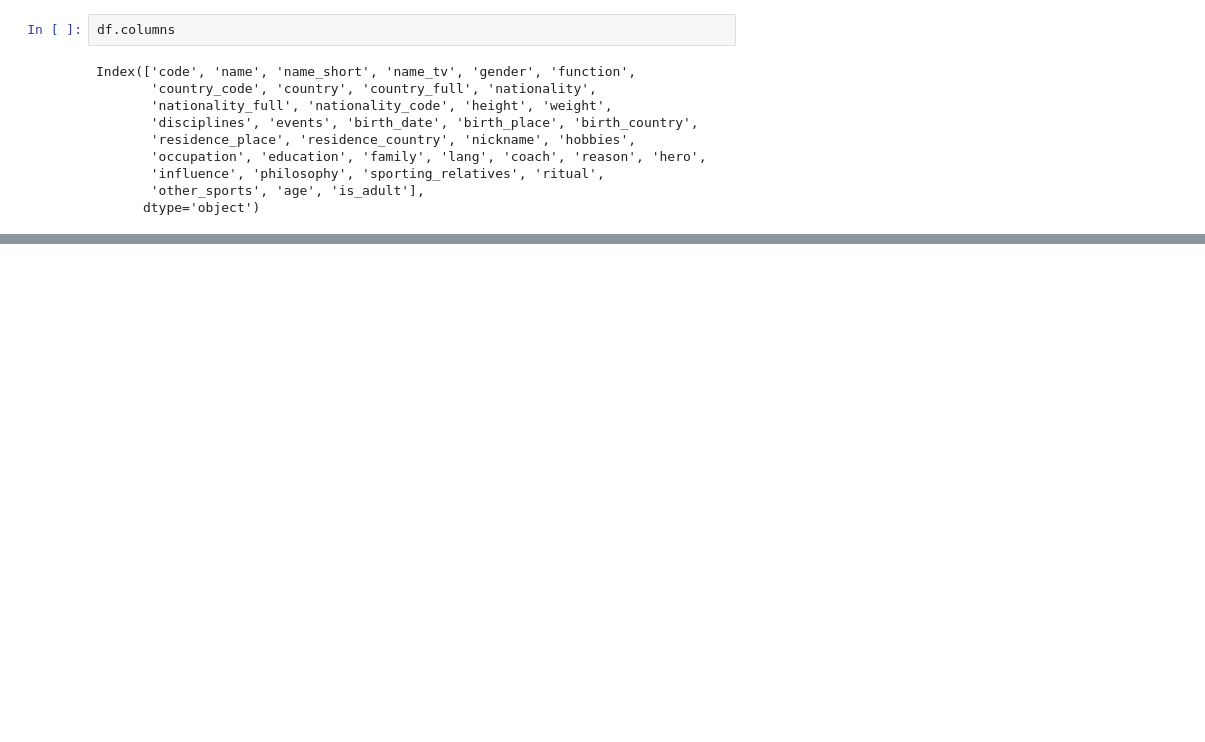
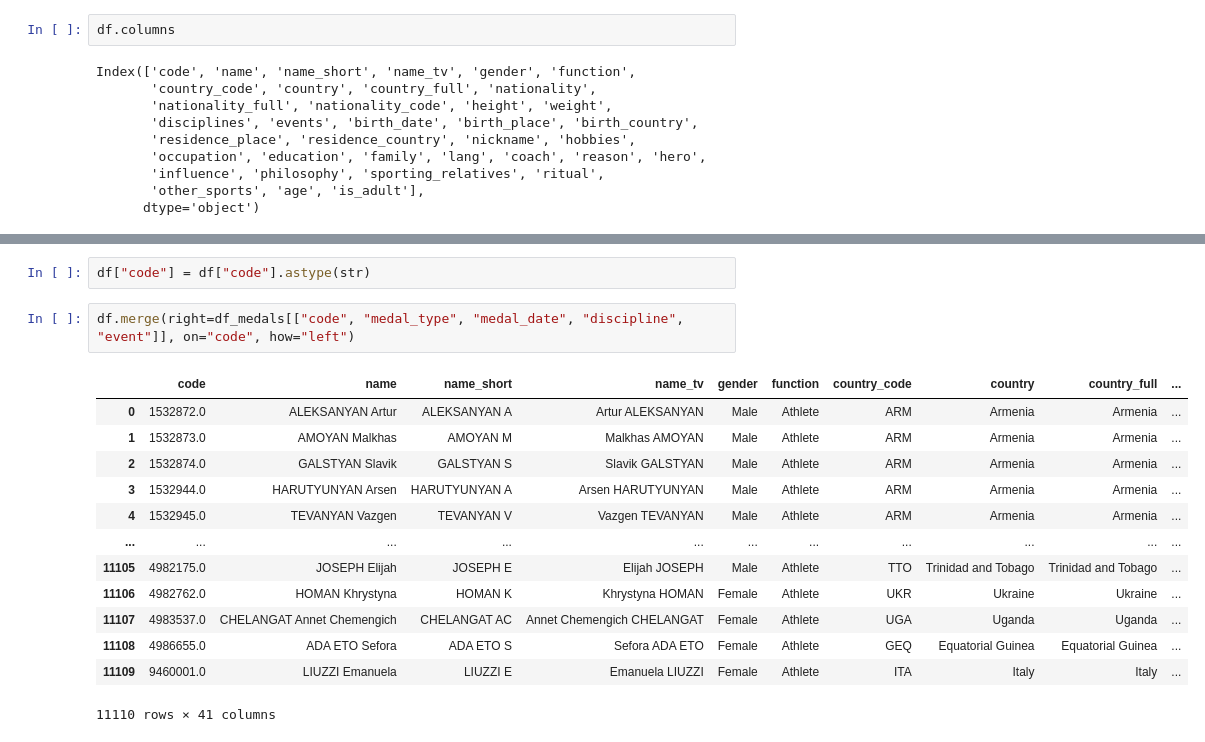
Before and after one commit to MarcioLuizBR/DataWrangling_Cleaning, a Jupyter notebook: DataWrangling_Cleaning.ipynb, the cells around one changed output, grey strips where cells are left out. Cells and saved outputs as stored; diff of their text form; blank space fills up the shorter version.

```diff
--- a/DataWrangling_Cleaning.ipynb
+++ b/DataWrangling_Cleaning.ipynb
@@ -584,0 +594,18 @@ Index(['code', 'name', 'name_short', 'name_tv', 'gender', 'function',
+# %%
+df["code"] = df["code"].astype(str)
+# %%
+df.merge(right=df_medals[["code", "medal_type", "medal_date", "discipline", "event"]], on="code", how="left")
+# %% [output]
+|  | code | name | name_short | name_tv | gender | function | country_code | country | country_full | ... |
+| 0 | 1532872.0 | ALEKSANYAN Artur | ALEKSANYAN A | Artur ALEKSANYAN | Male | Athlete | ARM | Armenia | Armenia | ... |
+| 1 | 1532873.0 | AMOYAN Malkhas | AMOYAN M | Malkhas AMOYAN | Male | Athlete | ARM | Armenia | Armenia | ... |
+| 2 | 1532874.0 | GALSTYAN Slavik | GALSTYAN S | Slavik GALSTYAN | Male | Athlete | ARM | Armenia | Armenia | ... |
+| 3 | 1532944.0 | HARUTYUNYAN Arsen | HARUTYUNYAN A | Arsen HARUTYUNYAN | Male | Athlete | ARM | Armenia | Armenia | ... |
+| 4 | 1532945.0 | TEVANYAN Vazgen | TEVANYAN V | Vazgen TEVANYAN | Male | Athlete | ARM | Armenia | Armenia | ... |
+| ... | ... | ... | ... | ... | ... | ... | ... | ... | ... | ... |
+| 11105 | 4982175.0 | JOSEPH Elijah | JOSEPH E | Elijah JOSEPH | Male | Athlete | TTO | Trinidad and Tobago | Trinidad and Tobago | ... |
+| 11106 | 4982762.0 | HOMAN Khrystyna | HOMAN K | Khrystyna HOMAN | Female | Athlete | UKR | Ukraine | Ukraine | ... |
+| 11107 | 4983537.0 | CHELANGAT Annet Chemengich | CHELANGAT AC | Annet Chemengich CHELANGAT | Female | Athlete | UGA | Uganda | Uganda | ... |
+| 11108 | 4986655.0 | ADA ETO Sefora | ADA ETO S | Sefora ADA ETO | Female | Athlete | GEQ | Equatorial Guinea | Equatorial Guinea | ... |
+| 11109 | 9460001.0 | LIUZZI Emanuela | LIUZZI E | Emanuela LIUZZI | Female | Athlete | ITA | Italy | Italy | ... |
+11110 rows × 41 columns
```
Also changed, not shown: parts of 7 cells of this notebook.
